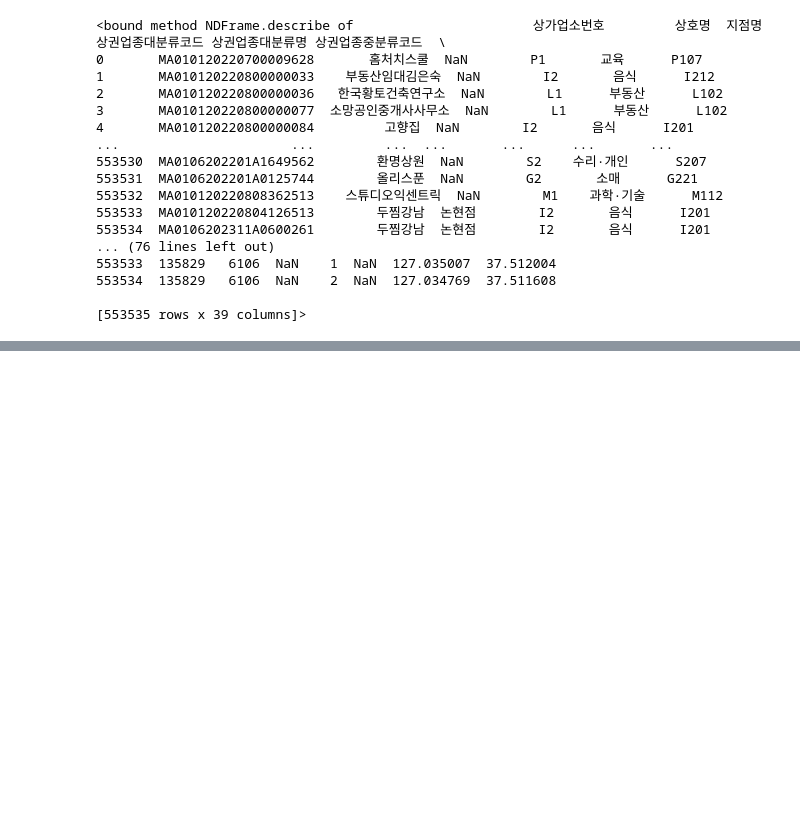
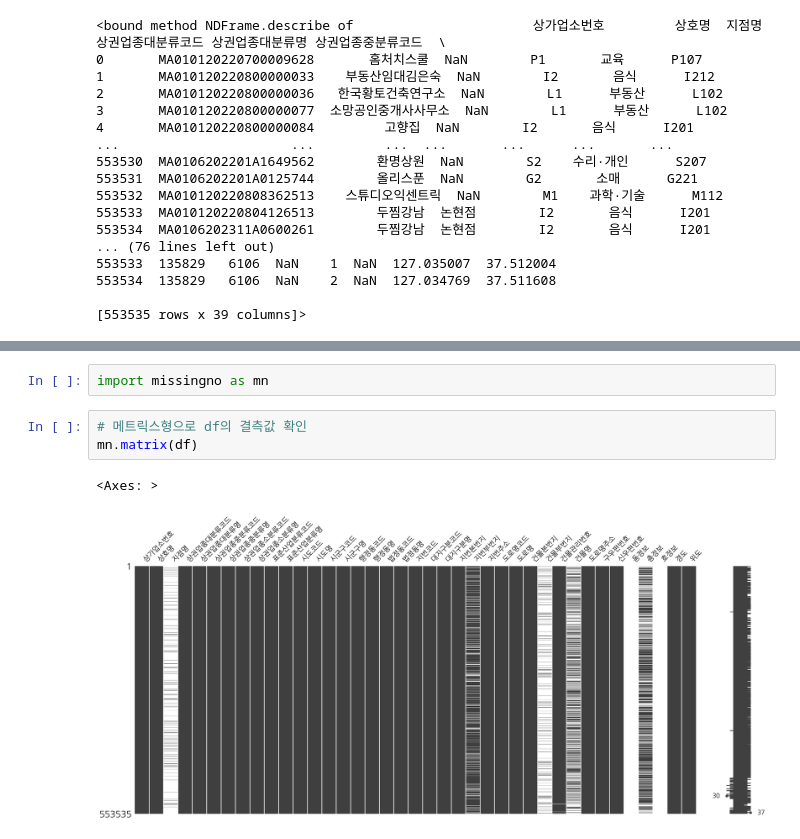
Before and after one commit to JongHyun070105/BigDataAnalyzing2025, a Jupyter notebook: 상가상권정보_30710.ipynb, the cells around one changed output, grey strips where cells are left out. Saved outputs shown, nothing was run; the diff lists cells and outputs as text; blank space fills up the shorter version.

```diff
--- a/상가상권정보_30710.ipynb
+++ b/상가상권정보_30710.ipynb
@@ -196,0 +260,8 @@ df.describe
+# %%
+import missingno as mn
+# %%
+# 메트릭스형으로 df의 결측값 확인
+mn.matrix(df)
+# %% [output]
+<Axes: >
+[figure, added]
```
Also changed, not shown: parts of 35 cells of this notebook.
